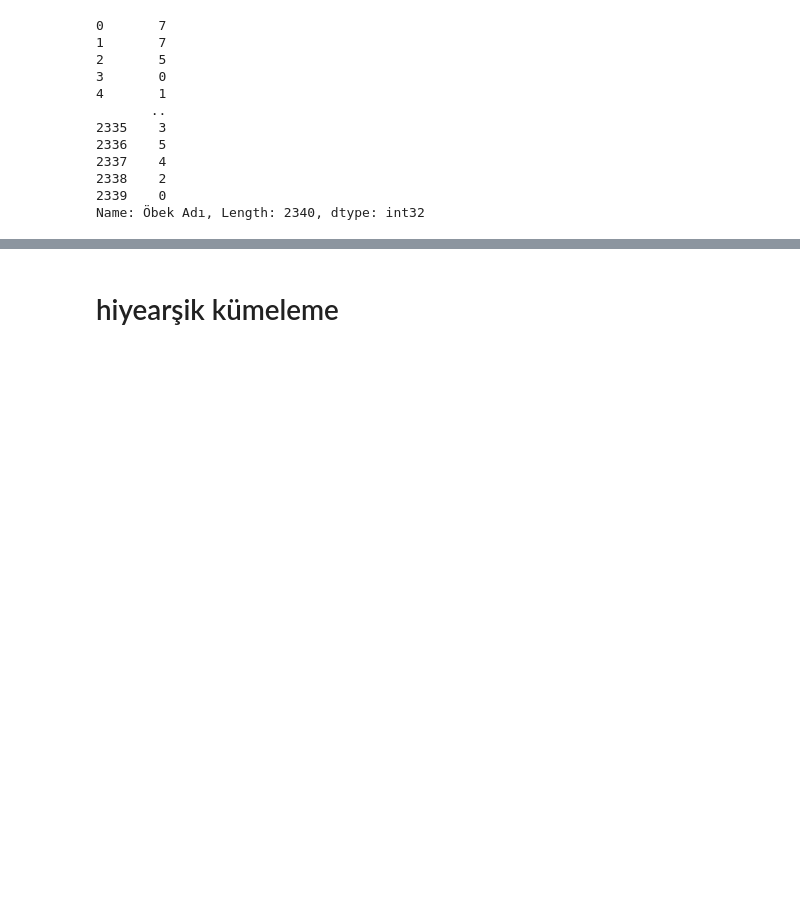
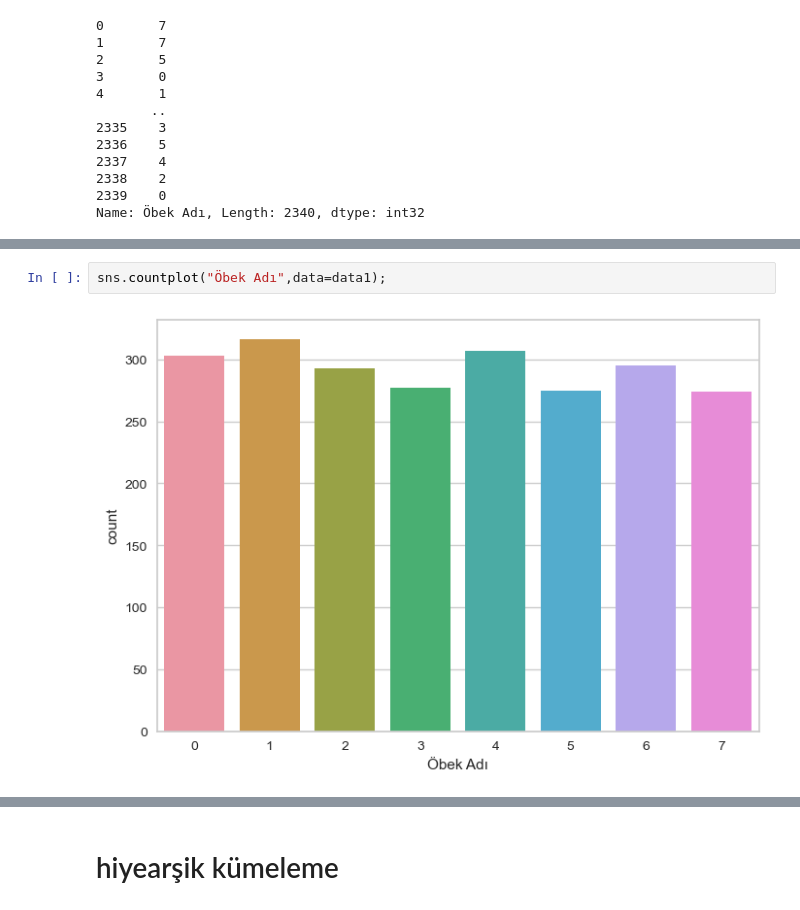
Before and after one commit to lte03/DATATHON2023, a Jupyter notebook: kümeleme_yepma.ipynb, the cells around one changed output, grey strips where cells are left out. Drawn from its saved outputs; the diff is of its cells as text; blank space fills up the shorter version.

```diff
--- a/kümeleme_yepma.ipynb
+++ b/kümeleme_yepma.ipynb
@@ -333,0 +302,4 @@ Length of k_tahminler_fr: 1
+# %%
+sns.countplot("Öbek Adı",data=data1);
+# %% [output]
+[figure, added]
```
Also changed, not shown: parts of 24 cells of this notebook, 1 other file.
